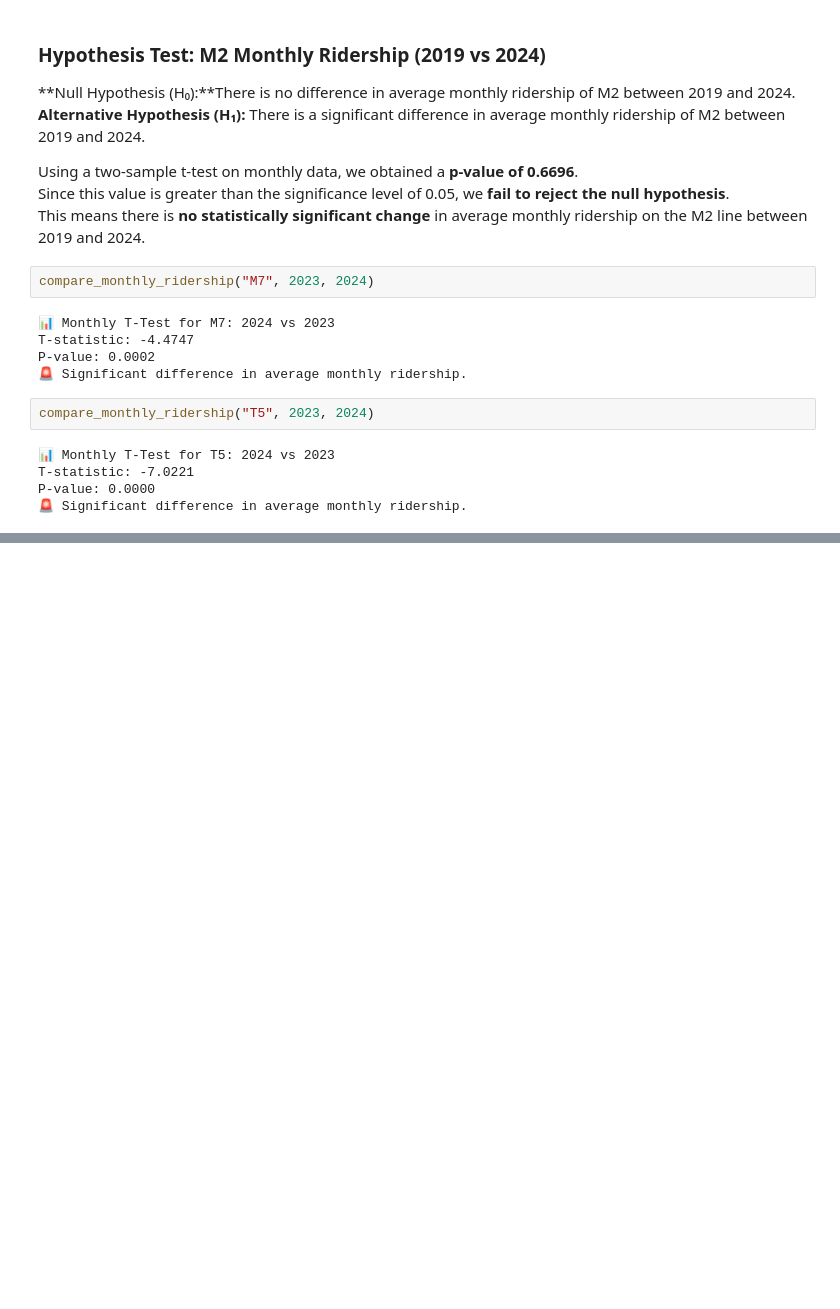
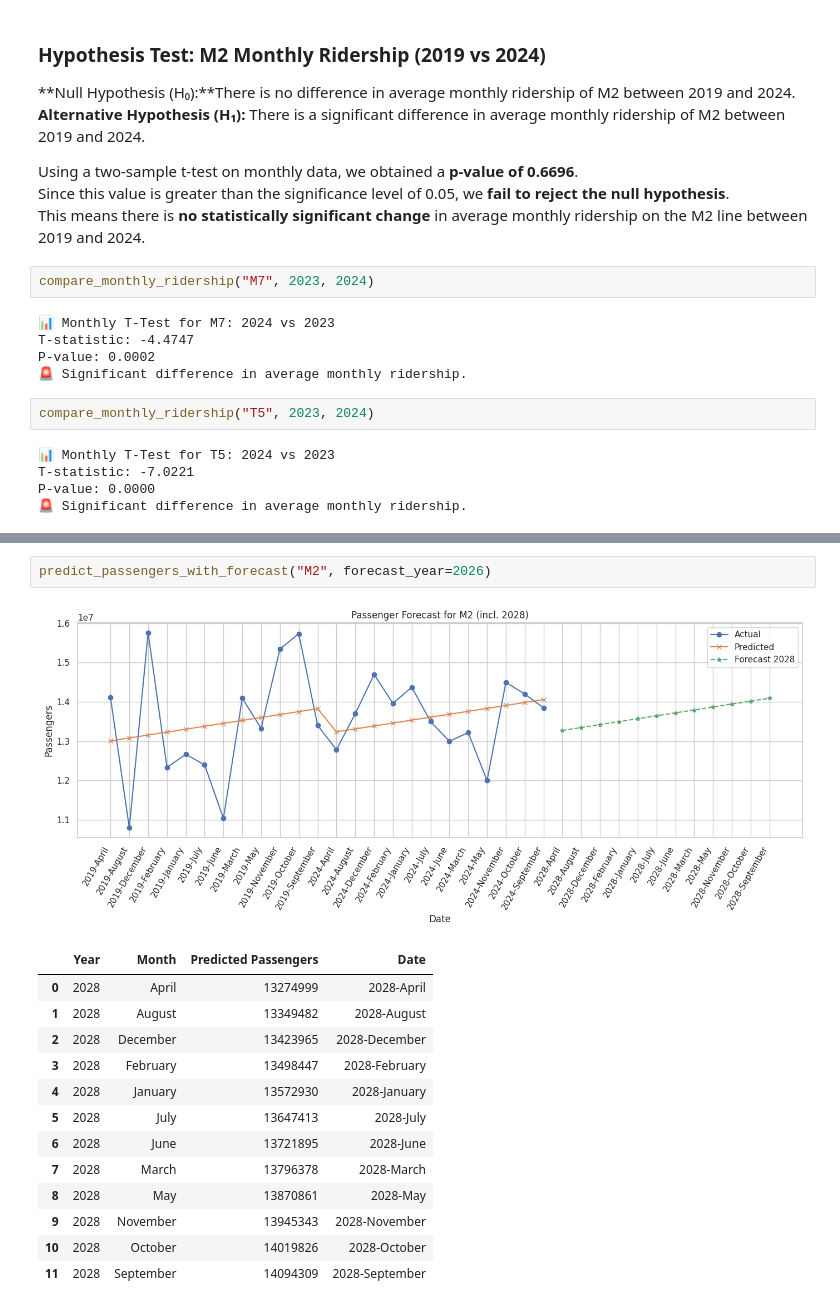
Before and after one commit to ardaadisen/DSA210-Data-Science-Project, a Jupyter notebook: repo/notebooks/metro_analysis.ipynb, the cells around one changed output, grey strips where cells are left out. Drawn from its saved outputs; the diff is of its cells as text; blank space fills up the shorter version.

```diff
--- a/repo/notebooks/metro_analysis.ipynb
+++ b/repo/notebooks/metro_analysis.ipynb
@@ -126,0 +224,17 @@ P-value: 0.0000
+# %%
+predict_passengers_with_forecast("M2", forecast_year=2026)
+# %% [output]
+[figure, added]
+|  | Year | Month | Predicted Passengers | Date |
+| 0 | 2028 | April | 13274999 | 2028-April |
+| 1 | 2028 | August | 13349482 | 2028-August |
+| 2 | 2028 | December | 13423965 | 2028-December |
+| 3 | 2028 | February | 13498447 | 2028-February |
+| 4 | 2028 | January | 13572930 | 2028-January |
+| 5 | 2028 | July | 13647413 | 2028-July |
+| 6 | 2028 | June | 13721895 | 2028-June |
+| 7 | 2028 | March | 13796378 | 2028-March |
+| 8 | 2028 | May | 13870861 | 2028-May |
+| 9 | 2028 | November | 13945343 | 2028-November |
+| 10 | 2028 | October | 14019826 | 2028-October |
+| 11 | 2028 | September | 14094309 | 2028-September |
```
Also changed, not shown: parts of 14 cells of this notebook.
